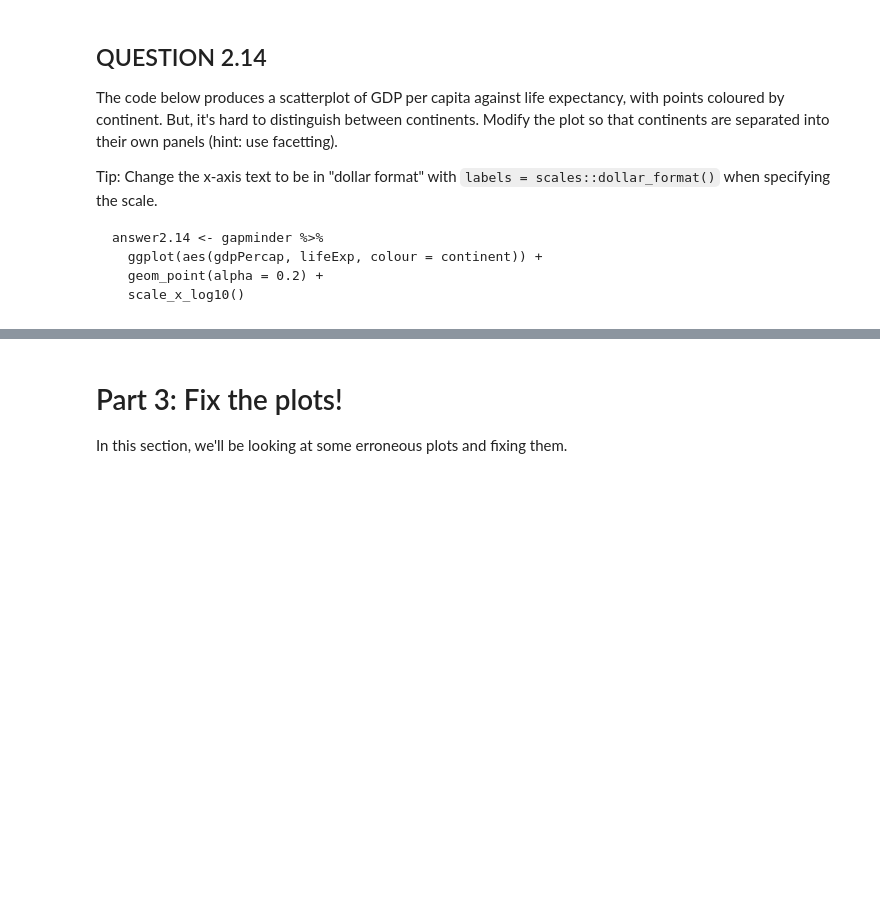
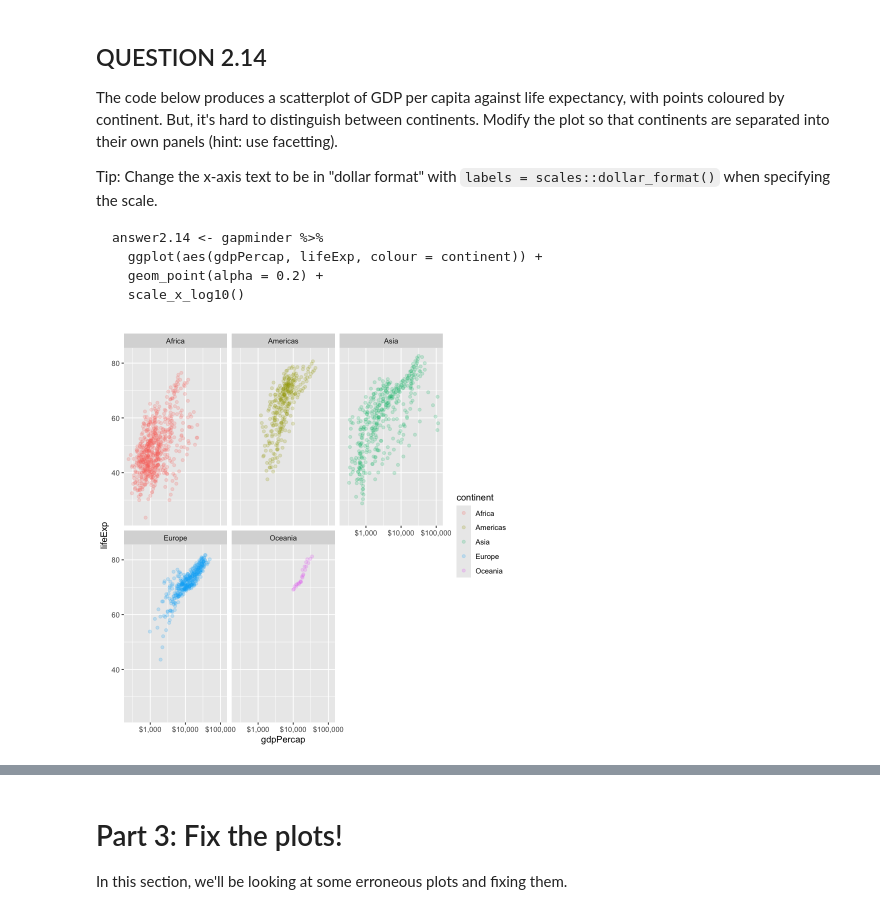
Before and after one commit to annikalaurin/annikalaurin1, a Jupyter notebook: worksheet_a03.ipynb, the cells around one changed output, grey strips where cells are left out. Cells and saved outputs as stored; diff of their text form; code cells hidden in the pictures; blank space fills up the shorter version.

```diff
--- a/worksheet_a03.ipynb
+++ b/worksheet_a03.ipynb
@@ -708,3 +709,13 @@ print(answer2.14)
+# %%
+# your code here
+answer2.14 <- gapminder %>%
+  ggplot(aes(gdpPercap, lifeExp, colour = continent)) +
+  geom_point(alpha = 0.2) +
+   scale_x_log10(labels = scales::dollar_format()) +
+  facet_wrap(~ continent)
+print(answer2.14)
+# %% [output]
+[figure, added]
 # %%
 test_that("Answer 2.14", {
     expect_equal(names(answer2.14$facet$params$facets), "continent")
```
Also changed, not shown: parts of 22 cells of this notebook.
